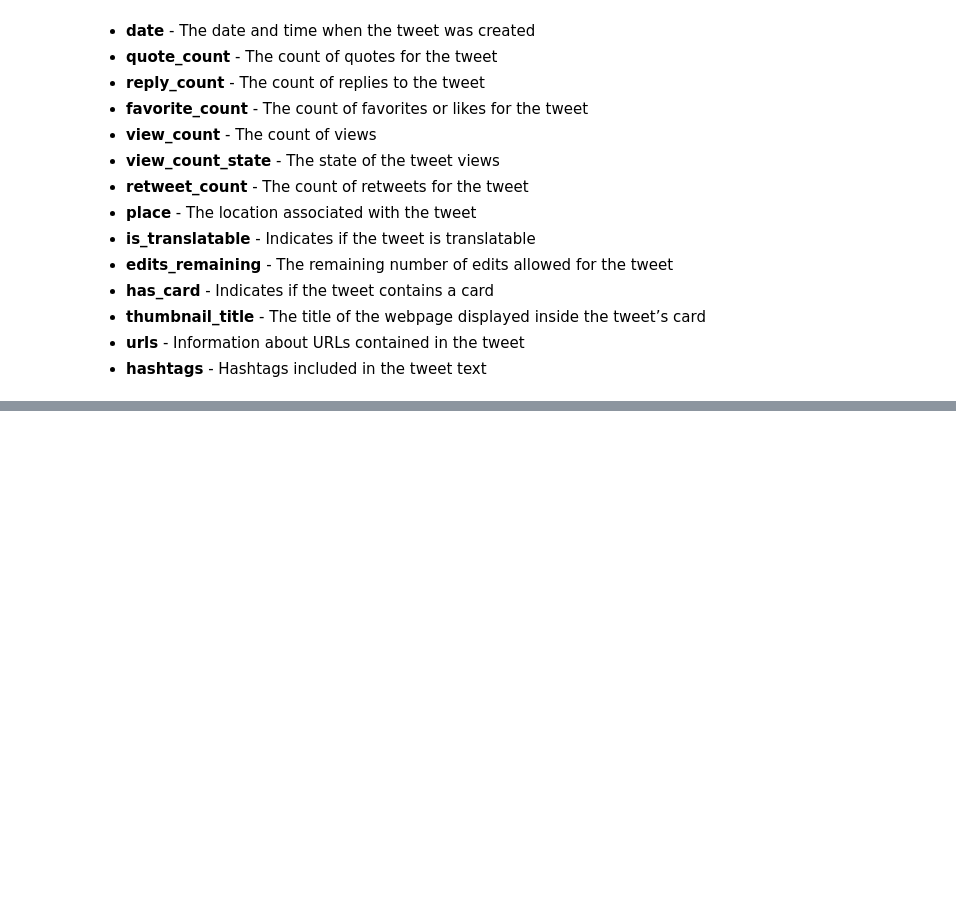
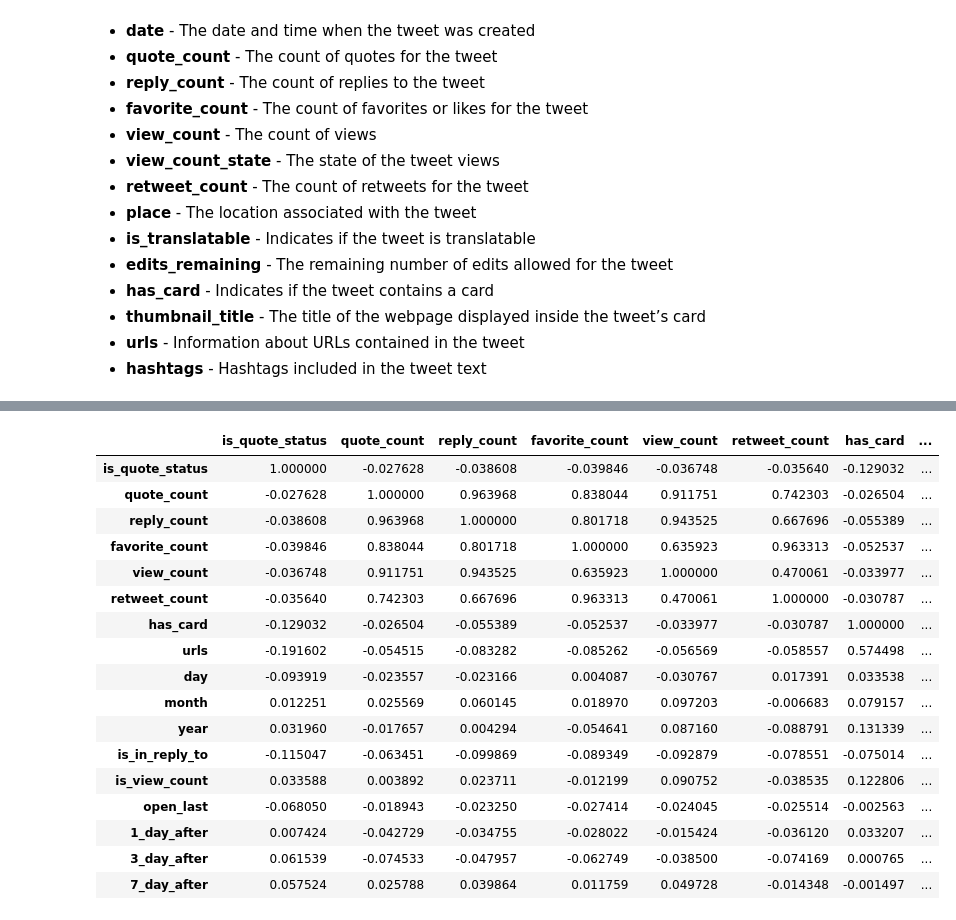
Before and after one commit to vasilyryabtsev/futures-price-prediction, a Jupyter notebook: twitter/ML_methods.ipynb, the cells around one changed output, grey strips where cells are left out. Drawn from its saved outputs; the diff is of its cells as text; code cells hidden in the pictures; blank space fills up the shorter version.

```diff
--- a/twitter/ML_methods.ipynb
+++ b/twitter/ML_methods.ipynb
@@ -107,0 +138,22 @@ X0.head()
+# %%
+X0_corr = X0.select_dtypes(include='number').corr()
+X0_corr
+# %% [output]
+|  | is_quote_status | quote_count | reply_count | favorite_count | view_count | retweet_count | has_card | ... |
+| is_quote_status | 1.000000 | -0.027628 | -0.038608 | -0.039846 | -0.036748 | -0.035640 | -0.129032 | ... |
+| quote_count | -0.027628 | 1.000000 | 0.963968 | 0.838044 | 0.911751 | 0.742303 | -0.026504 | ... |
+| reply_count | -0.038608 | 0.963968 | 1.000000 | 0.801718 | 0.943525 | 0.667696 | -0.055389 | ... |
+| favorite_count | -0.039846 | 0.838044 | 0.801718 | 1.000000 | 0.635923 | 0.963313 | -0.052537 | ... |
+| view_count | -0.036748 | 0.911751 | 0.943525 | 0.635923 | 1.000000 | 0.470061 | -0.033977 | ... |
+| retweet_count | -0.035640 | 0.742303 | 0.667696 | 0.963313 | 0.470061 | 1.000000 | -0.030787 | ... |
+| has_card | -0.129032 | -0.026504 | -0.055389 | -0.052537 | -0.033977 | -0.030787 | 1.000000 | ... |
+| urls | -0.191602 | -0.054515 | -0.083282 | -0.085262 | -0.056569 | -0.058557 | 0.574498 | ... |
+| day | -0.093919 | -0.023557 | -0.023166 | 0.004087 | -0.030767 | 0.017391 | 0.033538 | ... |
+| month | 0.012251 | 0.025569 | 0.060145 | 0.018970 | 0.097203 | -0.006683 | 0.079157 | ... |
+| year | 0.031960 | -0.017657 | 0.004294 | -0.054641 | 0.087160 | -0.088791 | 0.131339 | ... |
+| is_in_reply_to | -0.115047 | -0.063451 | -0.099869 | -0.089349 | -0.092879 | -0.078551 | -0.075014 | ... |
+| is_view_count | 0.033588 | 0.003892 | 0.023711 | -0.012199 | 0.090752 | -0.038535 | 0.122806 | ... |
+| open_last | -0.068050 | -0.018943 | -0.023250 | -0.027414 | -0.024045 | -0.025514 | -0.002563 | ... |
+| 1_day_after | 0.007424 | -0.042729 | -0.034755 | -0.028022 | -0.015424 | -0.036120 | 0.033207 | ... |
+| 3_day_after | 0.061539 | -0.074533 | -0.047957 | -0.062749 | -0.038500 | -0.074169 | 0.000765 | ... |
+| 7_day_after | 0.057524 | 0.025788 | 0.039864 | 0.011759 | 0.049728 | -0.014348 | -0.001497 | ... |
```
Also changed, not shown: parts of 15 cells of this notebook.
